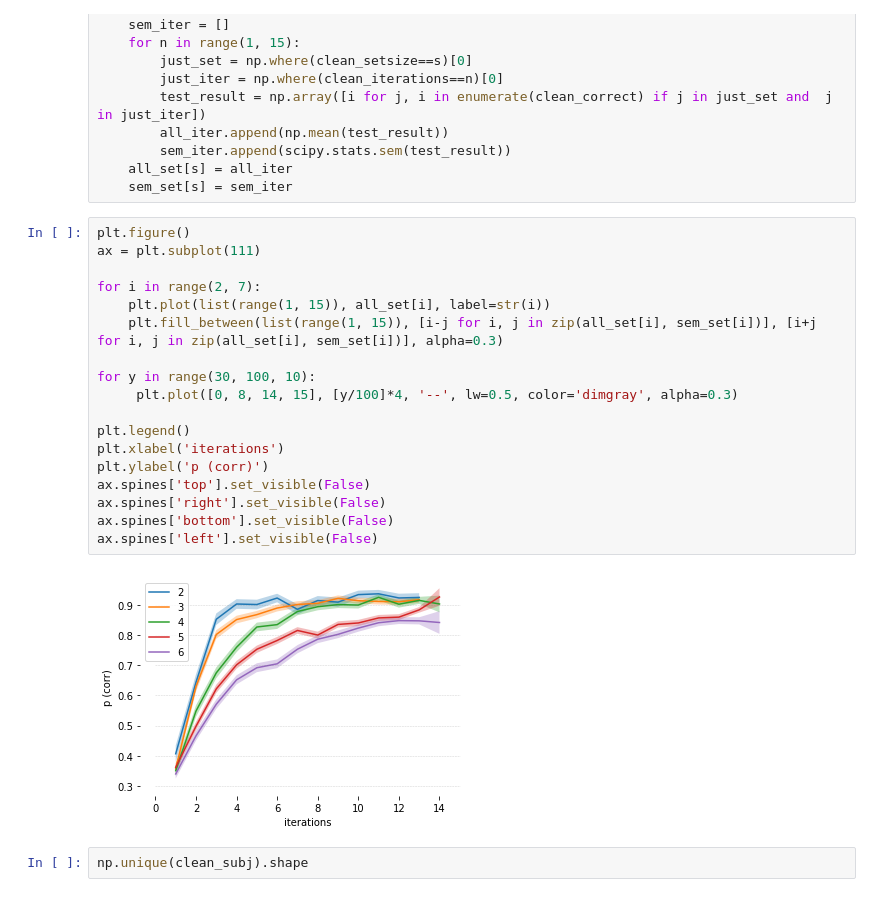
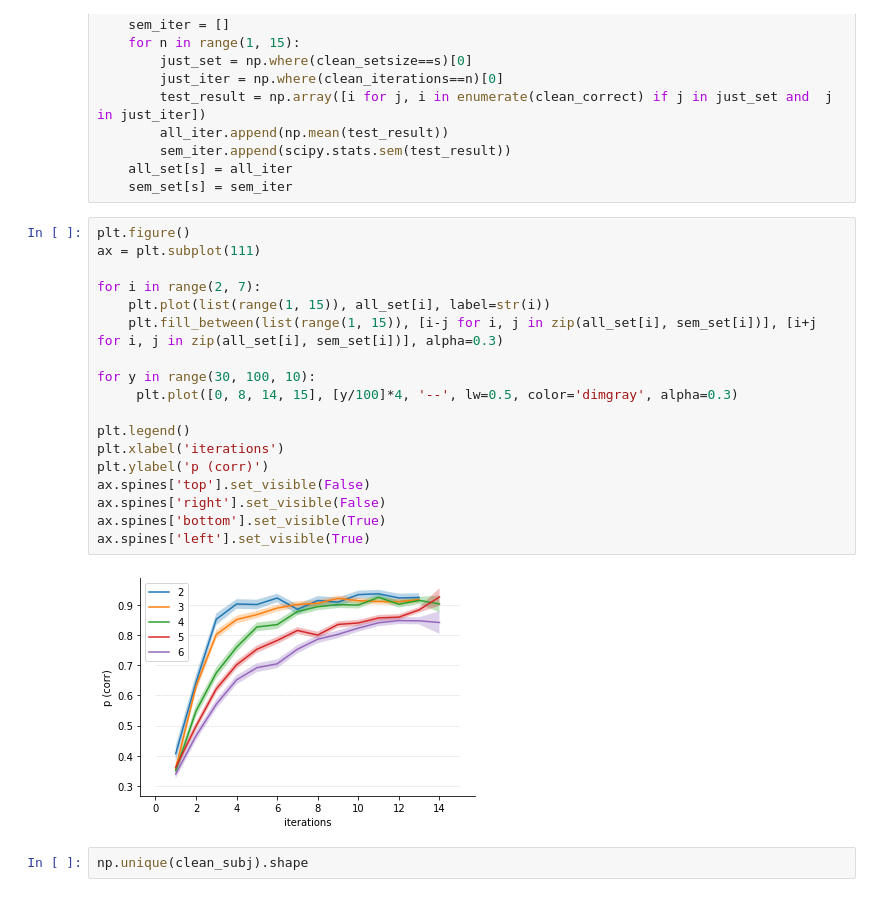
Before and after one commit to alebel14/impulsivity, a Jupyter notebook: Data visualization.ipynb, the cells around one changed output. Drawn from its saved outputs; the diff is of its cells as text.

```diff
--- a/Data visualization.ipynb
+++ b/Data visualization.ipynb
@@ -102,23 +104,23 @@ for s in range(2, 7):
 # %%
 plt.figure()
 ax = plt.subplot(111)
 
 for i in range(2, 7):
     plt.plot(list(range(1, 15)), all_set[i], label=str(i))
     plt.fill_between(list(range(1, 15)), [i-j for i, j in zip(all_set[i], sem_set[i])], [i+j for i, j in zip(all_set[i], sem_set[i])], alpha=0.3)
 
 for y in range(30, 100, 10):
      plt.plot([0, 8, 14, 15], [y/100]*4, '--', lw=0.5, color='dimgray', alpha=0.3)
 
 plt.legend()
 plt.xlabel('iterations')
 plt.ylabel('p (corr)')
 ax.spines['top'].set_visible(False)
 ax.spines['right'].set_visible(False)
-ax.spines['bottom'].set_visible(False)
-ax.spines['left'].set_visible(False)
+ax.spines['bottom'].set_visible(True)
+ax.spines['left'].set_visible(True)
 # %% [output]
-[figure, old version]
+[figure, new version]
 # %%
 np.unique(clean_subj).shape
 # %% [output]
```
Also changed, not shown: parts of 15 cells of this notebook, 1 other file.
